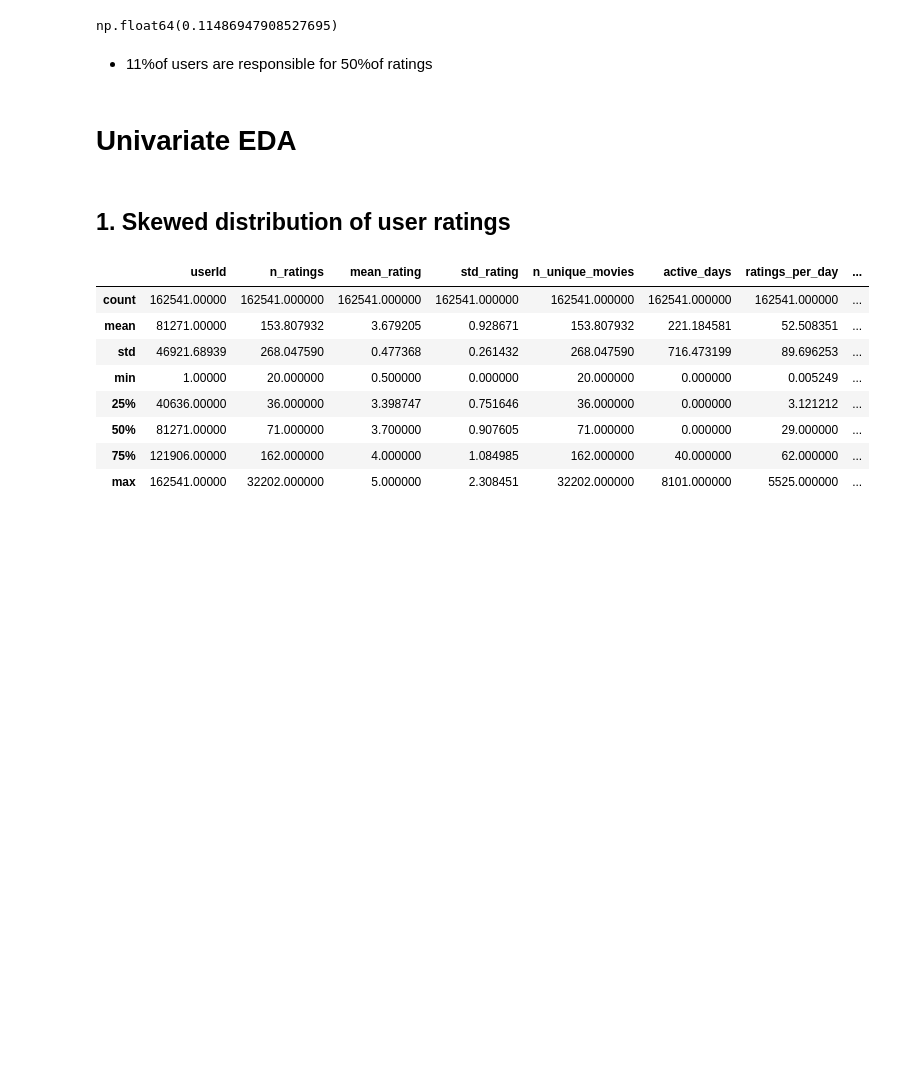
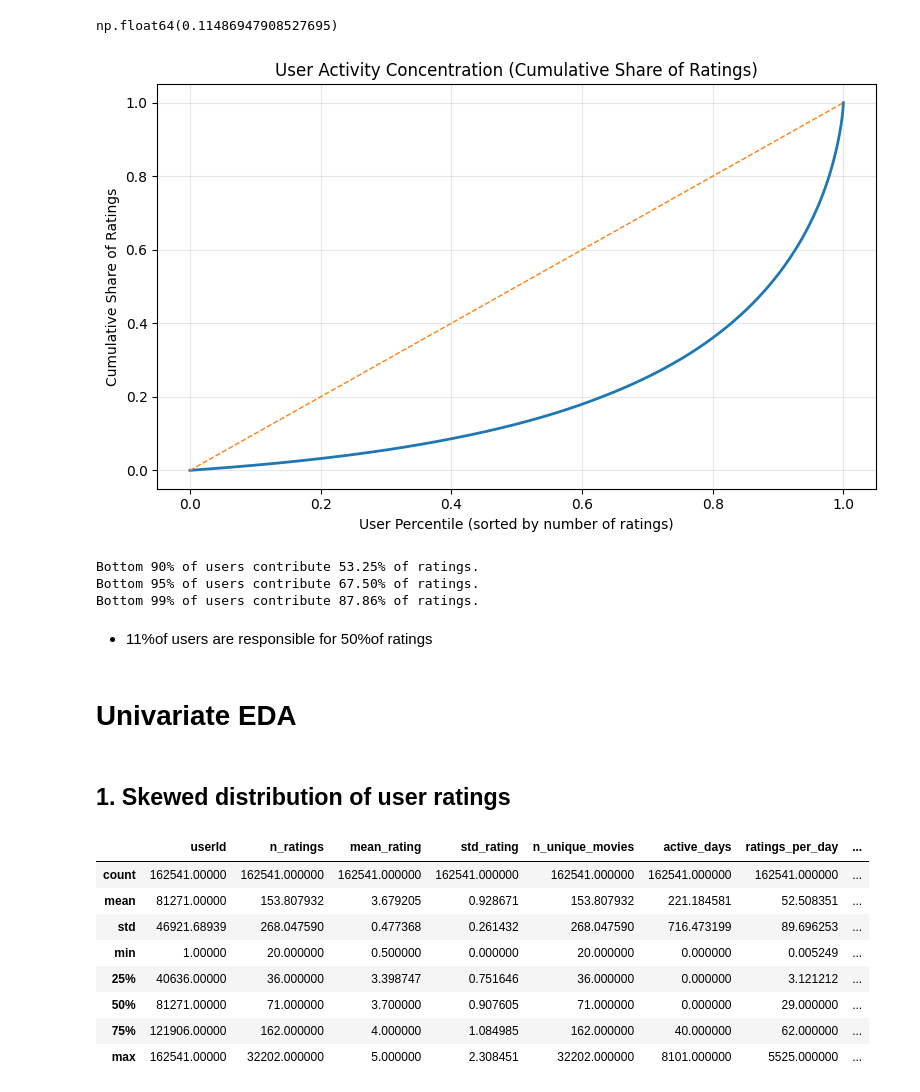
Before and after one commit to lucytheboss/movielens-behavioral-recommender, a Jupyter notebook: notebooks/02_user_behavior.ipynb, the cells around one changed output. Cells and saved outputs as stored; diff of their text form; code cells hidden in the pictures; blank space fills up the shorter version.

Commit message:
Added Visuals for Interpretations

```diff
--- a/notebooks/02_user_behavior.ipynb
+++ b/notebooks/02_user_behavior.ipynb
@@ -22,6 +22,36 @@ pct_users_50 = u.loc[u["cum_ratings_share"] <= 0.5, "user_share"].max()
 pct_users_50
 # %% [output]
 np.float64(0.11486947908527695)
+# %%
+import numpy as np
+import matplotlib.pyplot as plt
+
+# --- User dominance curve (cumulative share of ratings by user percentile) ---
+x = u["n_ratings"].to_numpy()
+x = x[~np.isnan(x)]
+x = np.sort(x)
+
+cum_ratings_share = np.cumsum(x) / np.sum(x)
+user_percentile = np.arange(1, len(x) + 1) / len(x)
+
+plt.figure(figsize=(8, 5))
+plt.plot(user_percentile, cum_ratings_share, linewidth=2)
+plt.plot([0, 1], [0, 1], linestyle="--", linewidth=1)  # equality line
+plt.title("User Activity Concentration (Cumulative Share of Ratings)")
+plt.xlabel("User Percentile (sorted by number of ratings)")
+plt.ylabel("Cumulative Share of Ratings")
+plt.grid(True, alpha=0.3)
+plt.tight_layout()
+plt.show()
+
+for p in [0.90, 0.95, 0.99]:
+    idx = int(np.ceil(p * len(x))) - 1
+    print(f"Bottom {int(p*100)}% of users contribute {cum_ratings_share[idx]:.2%} of ratings.")
+# %% [output]
+[figure, added]
+Bottom 90% of users contribute 53.25% of ratings.
+Bottom 95% of users contribute 67.50% of ratings.
+Bottom 99% of users contribute 87.86% of ratings.
 # %% [markdown]
 - 11%of users are responsible for 50%of ratings
 # %% [markdown]
```
Also changed, not shown: parts of 3 cells of this notebook.
